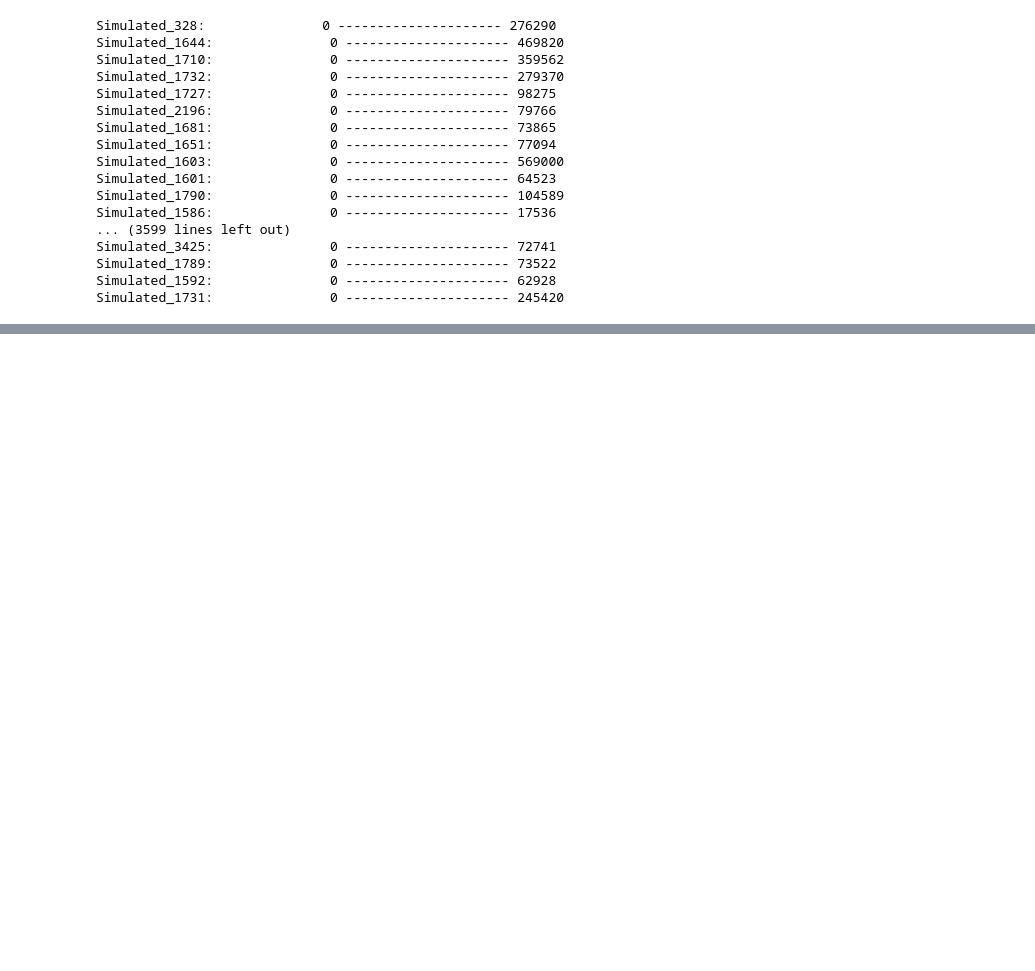
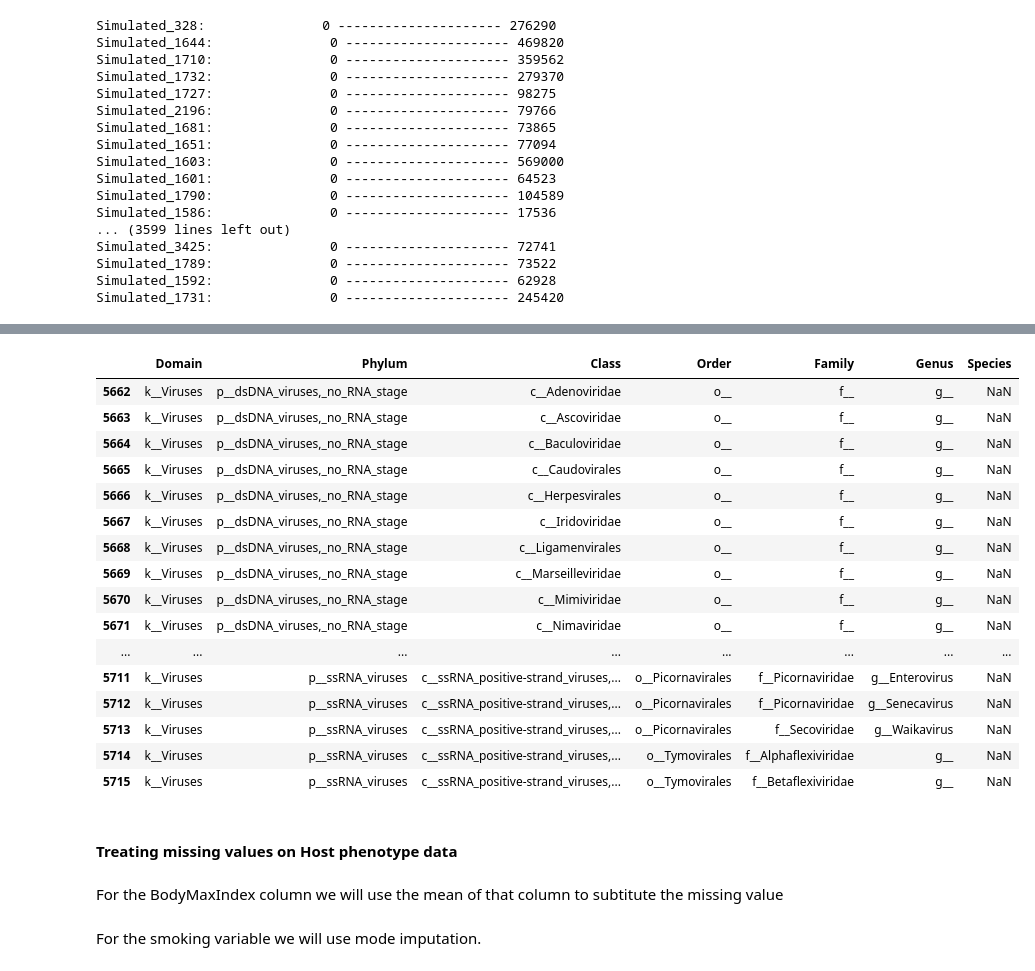
Before and after one commit to ruigomesbioinf/sib_dream_challenge, a Jupyter notebook: src/fase1.ipynb, the cells around one changed output, grey strips where cells are left out. Drawn from its saved outputs; the diff is of its cells as text; code cells hidden in the pictures; blank space fills up the shorter version.

Commit message:
[UPDATE] imputation of missing values

```diff
--- a/src/test.ipynb
+++ b/src/fase1.ipynb
@@ -169,0 +221,25 @@ Simulated_1731:               0 --------------------- 245420
+# %%
+null_data_taxtable = taxtable_df[taxtable_df.isna().any(axis=1)]
+null_data_taxtable
+# %% [output]
+|  | Domain | Phylum | Class | Order | Family | Genus | Species |
+| 5662 | k__Viruses | p__dsDNA_viruses,_no_RNA_stage | c__Adenoviridae | o__ | f__ | g__ | NaN |
+| 5663 | k__Viruses | p__dsDNA_viruses,_no_RNA_stage | c__Ascoviridae | o__ | f__ | g__ | NaN |
+| 5664 | k__Viruses | p__dsDNA_viruses,_no_RNA_stage | c__Baculoviridae | o__ | f__ | g__ | NaN |
+| 5665 | k__Viruses | p__dsDNA_viruses,_no_RNA_stage | c__Caudovirales | o__ | f__ | g__ | NaN |
+| 5666 | k__Viruses | p__dsDNA_viruses,_no_RNA_stage | c__Herpesvirales | o__ | f__ | g__ | NaN |
+| 5667 | k__Viruses | p__dsDNA_viruses,_no_RNA_stage | c__Iridoviridae | o__ | f__ | g__ | NaN |
+| 5668 | k__Viruses | p__dsDNA_viruses,_no_RNA_stage | c__Ligamenvirales | o__ | f__ | g__ | NaN |
+| 5669 | k__Viruses | p__dsDNA_viruses,_no_RNA_stage | c__Marseilleviridae | o__ | f__ | g__ | NaN |
+| 5670 | k__Viruses | p__dsDNA_viruses,_no_RNA_stage | c__Mimiviridae | o__ | f__ | g__ | NaN |
+| 5671 | k__Viruses | p__dsDNA_viruses,_no_RNA_stage | c__Nimaviridae | o__ | f__ | g__ | NaN |
+| ... | ... | ... | ... | ... | ... | ... | ... |
+| 5711 | k__Viruses | p__ssRNA_viruses | c__ssRNA_positive-strand_viruses,... | o__Picornavirales | f__Picornaviridae | g__Enterovirus | NaN |
+| 5712 | k__Viruses | p__ssRNA_viruses | c__ssRNA_positive-strand_viruses,... | o__Picornavirales | f__Picornaviridae | g__Senecavirus | NaN |
+| 5713 | k__Viruses | p__ssRNA_viruses | c__ssRNA_positive-strand_viruses,... | o__Picornavirales | f__Secoviridae | g__Waikavirus | NaN |
+| 5714 | k__Viruses | p__ssRNA_viruses | c__ssRNA_positive-strand_viruses,... | o__Tymovirales | f__Alphaflexiviridae | g__ | NaN |
+| 5715 | k__Viruses | p__ssRNA_viruses | c__ssRNA_positive-strand_viruses,... | o__Tymovirales | f__Betaflexiviridae | g__ | NaN |
+# %% [markdown]
+#### Treating missing values on Host phenotype data
+# %% [markdown]
+For the BodyMaxIndex column we will use the mean of that column to subtitute the missing value
@@ -169,0 +249,2 @@ Simulated_1731:               0 --------------------- 245420
+# %% [markdown]
+For the smoking variable we will use mode imputation.
```
Also changed, not shown: parts of 20 cells of this notebook.
